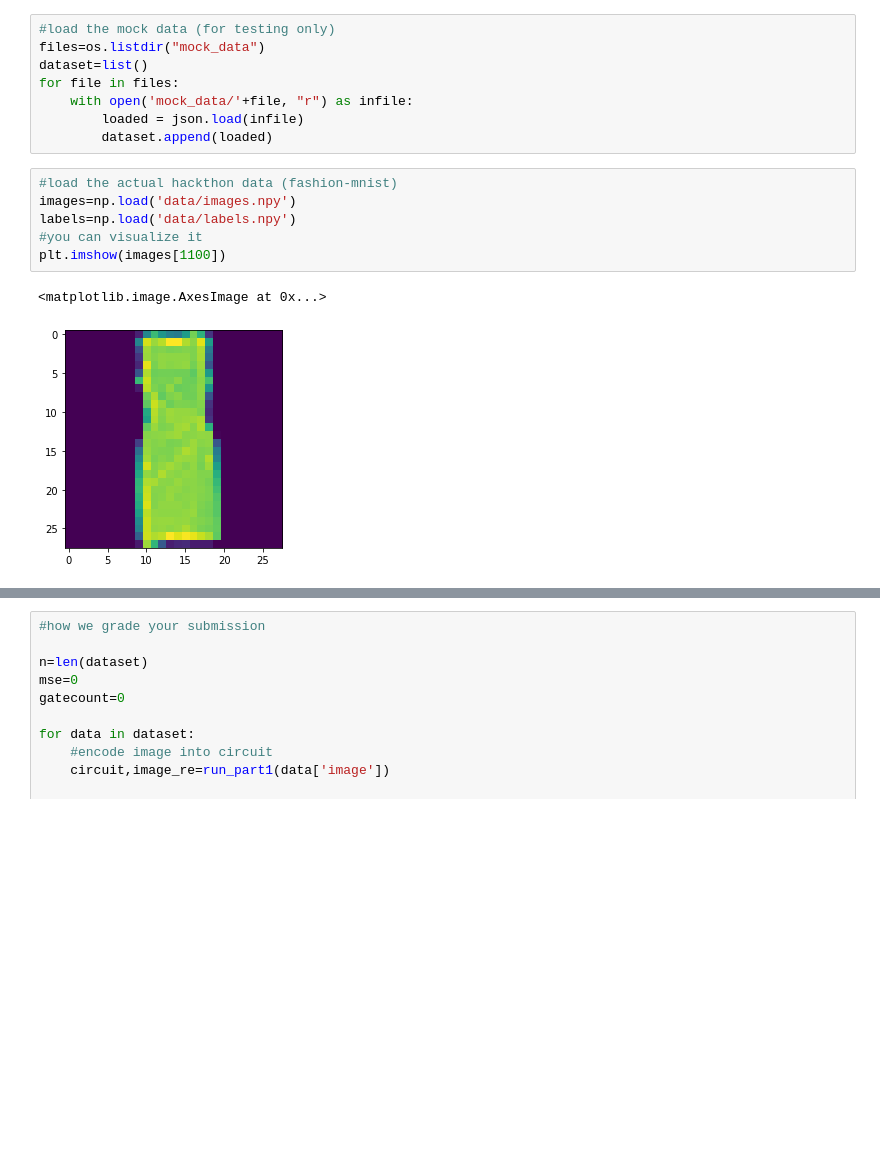
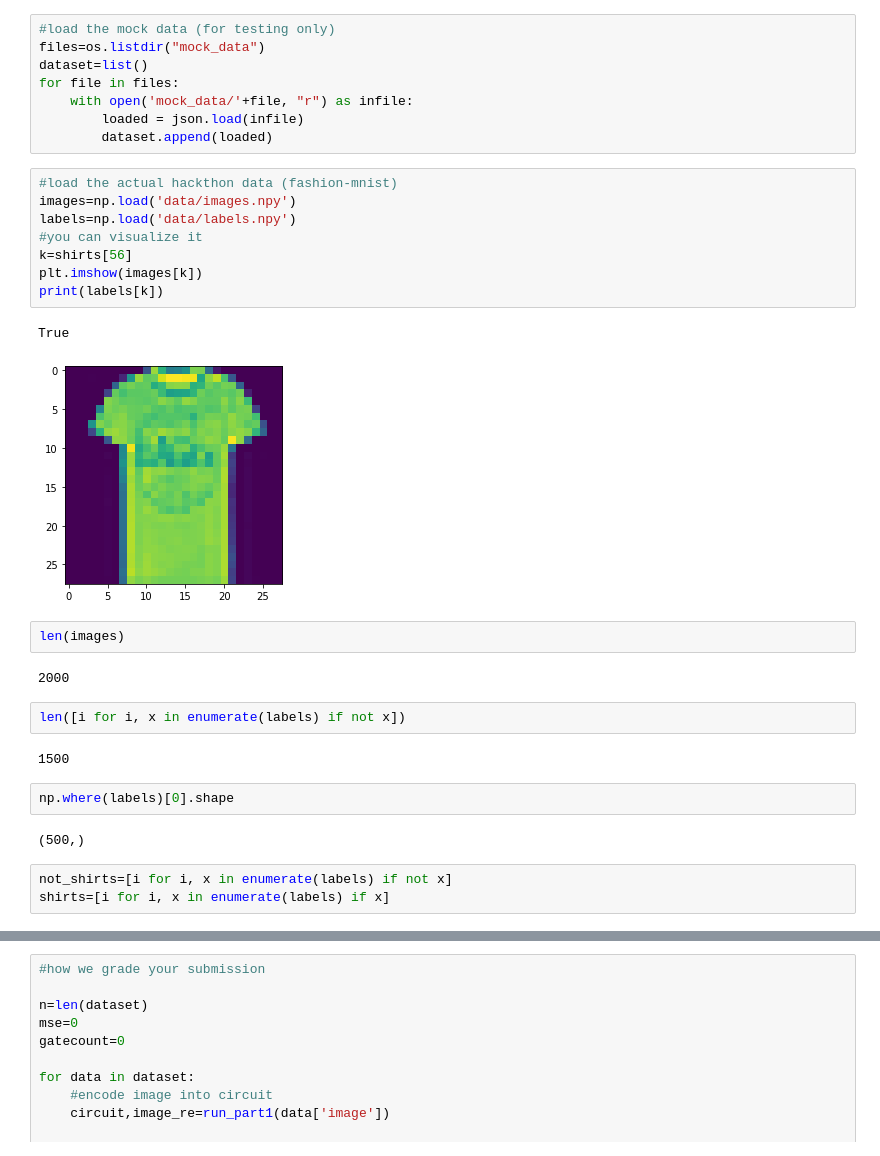
Before and after one commit to iQuHACK/2023_IonQ_Remote, a Jupyter notebook: part1_example_qiskit.ipynb, the cells around one changed output, grey strips where cells are left out. Drawn from its saved outputs; the diff is of its cells as text; blank space fills up the shorter version.

```diff
--- a/part1_example_qiskit.ipynb
+++ b/part1_example_qiskit.ipynb
@@ -73,9 +86,26 @@ for file in files:
 # %%
 #load the actual hackthon data (fashion-mnist)
 images=np.load('data/images.npy')
 labels=np.load('data/labels.npy')
 #you can visualize it
-plt.imshow(images[1100])
+k=shirts[56]
+plt.imshow(images[k])
+print(labels[k])
 # %% [output]
-<matplotlib.image.AxesImage at 0x...>
+True
-[figure, old version]
+[figure, new version]
+# %%
+len(images)
+# %% [output]
+2000
+# %%
+len([i for i, x in enumerate(labels) if not x])
+# %% [output]
+1500
+# %%
+np.where(labels)[0].shape
+# %% [output]
+(500,)
+# %%
+not_shirts=[i for i, x in enumerate(labels) if not x]
+shirts=[i for i, x in enumerate(labels) if x]
```
Also changed, not shown: parts of 21 cells of this notebook, 4 other files.
